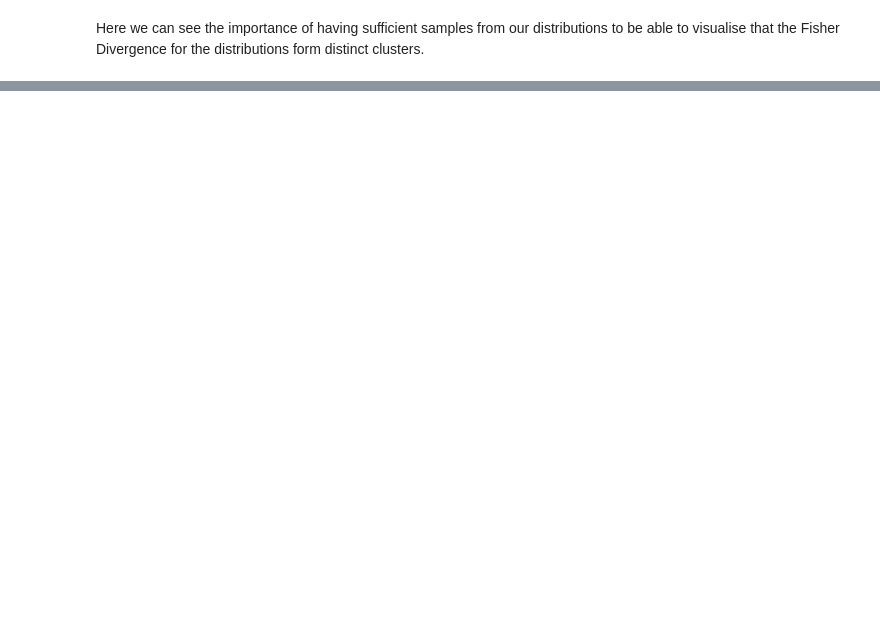
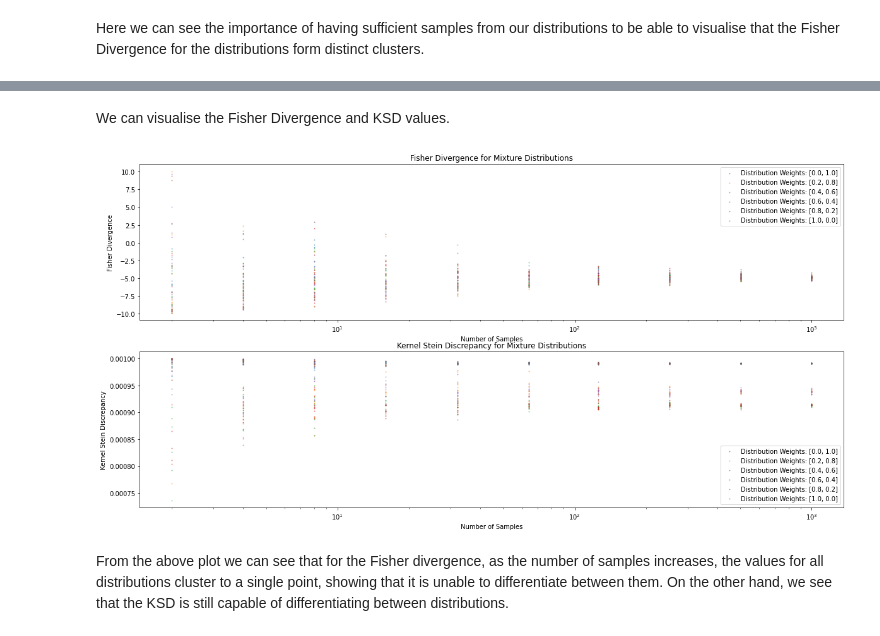
Before and after one commit to jswu18/distribution-discrepancies, a Jupyter notebook: notebooks/4_fisher_divergence.ipynb, the cells around one changed output, grey strips where cells are left out. Cells and saved outputs as stored; diff of their text form; code cells hidden in the pictures; blank space fills up the shorter version.

```diff
--- a/notebooks/4_fisher_divergence.ipynb
+++ b/notebooks/4_fisher_divergence.ipynb
@@ -190,0 +293,39 @@ what is the role of the kernel in KSD vs fisher which just uses gradients of p
+# %% [markdown]
+We can visualise the Fisher Divergence and KSD values.
+# %%
+fig, ax = plt.subplots(2, 1)
+fig.set_figwidth(20)
+fig.set_figheight(10)
+for i, weight in enumerate(weights):
+    ax[0].scatter(
+        np.repeat(n_samples, n_trials).reshape(-1, n_trials).T.flatten(),
+        fisher_vals_p[i, :, :].flatten(),
+        s=1,
+        alpha=5e-1,
+        label=f"Distribution Weights: [{weight}, {np.round(1-weight, 2)}]",
+    )
+ax[0].set_xscale("log")
+ax[0].set_title("Fisher Divergence for Mixture Distributions")
+ax[0].set_xlabel("Number of Samples")
+ax[0].set_ylabel("Fisher Divergence")
+ax[0].legend()
+
+for i, weight in enumerate(weights):
+    ax[1].scatter(
+        np.repeat(n_samples, n_trials).reshape(-1, n_trials).T.flatten(),
+        ksd_vals_p[i, :, :].flatten(),
+        s=1,
+        alpha=5e-1,
+        label=f"Distribution Weights: [{weight}, {np.round(1-weight, 2)}]",
+    )
+ax[1].set_xscale("log")
+ax[1].set_title("Kernel Stein Discrepancy for Mixture Distributions")
+ax[1].set_xlabel("Number of Samples")
+ax[1].set_ylabel("Kernel Stein Discrepancy")
+ax[1].legend()
+
+plt.show()
+# %% [output]
+[figure, added]
+# %% [markdown]
+From the above plot we can see that for the Fisher divergence, as the number of samples increases, the values for all distributions cluster to a single point, showing that it is unable to differentiate between them. On the other hand, we see that the KSD is still capable of differentiating between distributions.
```
Also changed, not shown: parts of 10 cells of this notebook, 2 other files.
